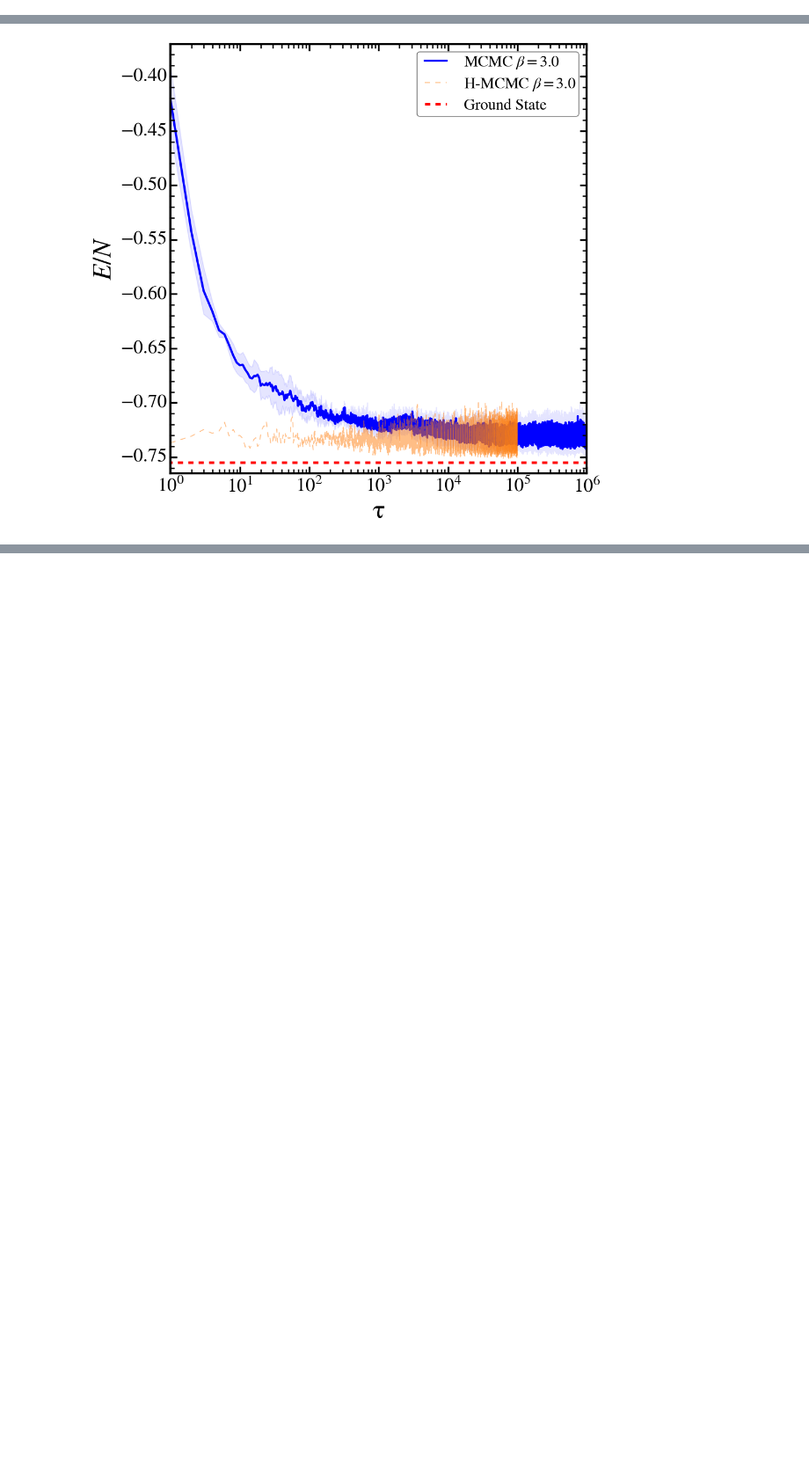
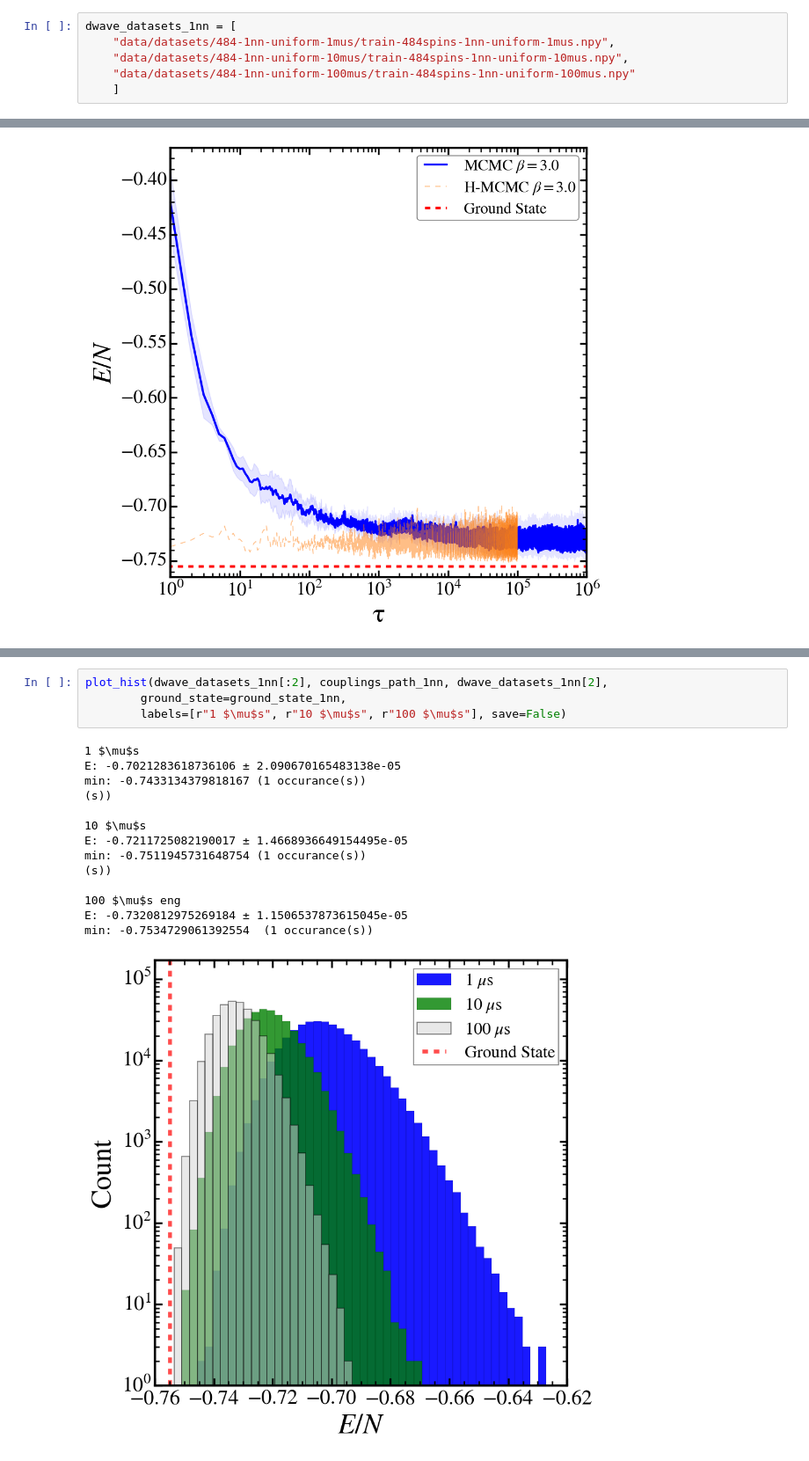
Before and after one commit to gscriva/n-mcmc, a Jupyter notebook: accelerating_monte_carlo.ipynb, the cells around one changed output, grey strips where cells are left out. Shown at 88% size. Saved outputs shown, nothing was run; the diff lists cells and outputs as text; blank space fills up the shorter version.

```diff
--- a/accelerating_monte_carlo.ipynb
+++ b/accelerating_monte_carlo.ipynb
@@ -287,6 +498,12 @@ ground_state_1nn = -0.7550297905
 # %% [markdown]
 
 #### Load the data
+# %%
+dwave_datasets_1nn = [
+    "data/datasets/484-1nn-uniform-1mus/train-484spins-1nn-uniform-1mus.npy",
+    "data/datasets/484-1nn-uniform-10mus/train-484spins-1nn-uniform-10mus.npy",
+    "data/datasets/484-1nn-uniform-100mus/train-484spins-1nn-uniform-100mus.npy"
+    ]
 # %%
 made_data_1nn = [
 "data/generated/sample-1000000_size-484_2022-01-28_15-48-44.npz", # 1mus 1nn
@@ -391,0 +632,17 @@ plt_acf_nofit(
+# %%
+plot_hist(dwave_datasets_1nn[:2], couplings_path_1nn, dwave_datasets_1nn[2],
+        ground_state=ground_state_1nn,
+        labels=[r"1 $\mu$s", r"10 $\mu$s", r"100 $\mu$s"], save=False)
+# %% [output]
+1 $\mu$s
+E: -0.7021283618736106 ± 2.090670165483138e-05
+min: -0.7433134379818167 (1 occurance(s))                                                                    (s))
+
+10 $\mu$s
+E: -0.7211725082190017 ± 1.4668936649154495e-05
+min: -0.7511945731648754 (1 occurance(s))                                                                    (s))
+
+100 $\mu$s eng
+E: -0.7320812975269184 ± 1.1506537873615045e-05
+min: -0.7534729061392554  (1 occurance(s))
+[figure, added]
```
Also changed, not shown: parts of 16 cells of this notebook.
